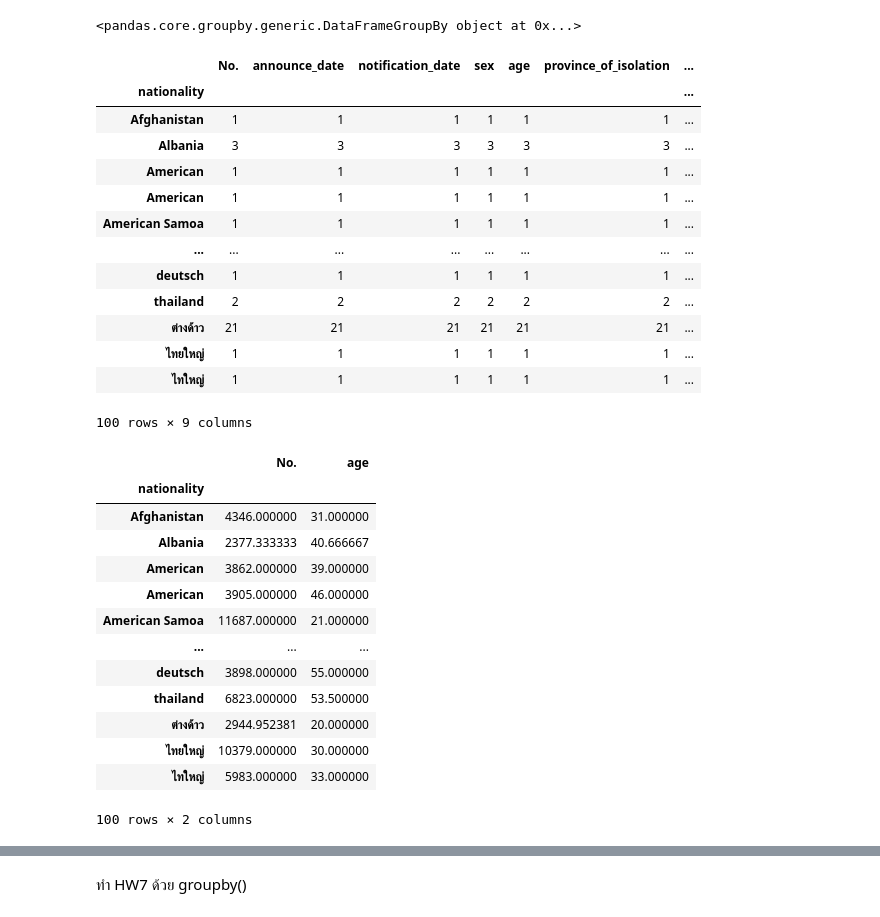
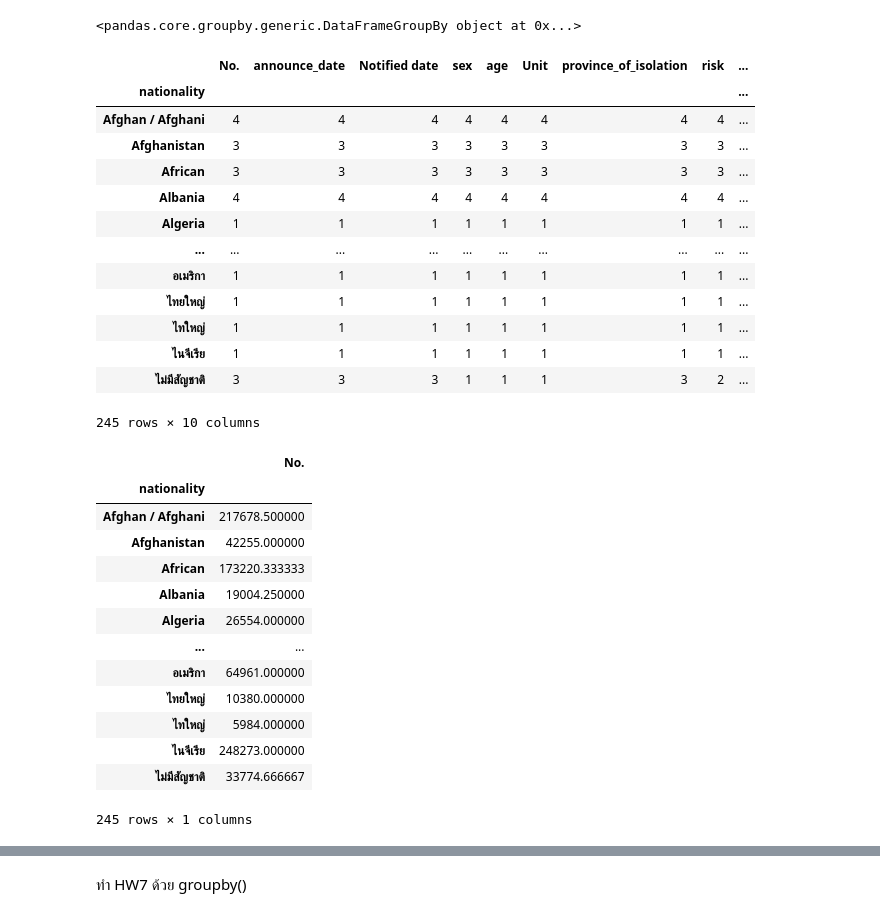
Before and after one commit to Chawanakorn2549/PythonDataViz, a Jupyter notebook: Pandas102.ipynb, the cells around one changed output, grey strips where cells are left out. Saved outputs shown, nothing was run; the diff lists cells and outputs as text; code cells hidden in the pictures.

```diff
--- a/Pandas102.ipynb
+++ b/Pandas102.ipynb
@@ -10,8 +10,8 @@ Mounted at /content/drive
 # %%
 import os
 
-path = '/content/drive/My Drive/dataviz_2021_data'
+path = '/content/drive/My Drive/Dataviz_2026_data'
 
-covid_file_path = os.path.join(path,'pm-20-jan-2021.csv')
+covid_file_path = os.path.join(path,'confirmed-cases.csv')
 print(covid_file_path)
 # %% [output]
@@ -239,0 +227,4 @@ data_human2
+# %%
+data_human['age'] = pd.to_numeric(data_human['age'], errors='coerce')
+data_human2 = data_human.sort_values('age')
+data_human2
@@ -264,4 +274,5 @@ MergeError: ignored
 # %%
+data_human2_renamed = data_human2.rename(columns={'No.': 'patientNumber'})
 full_table3 = data_human2_renamed.merge(data_province,left_on='patientNumber',right_on='No.')
 full_table3.head()
 # %% [output]
@@ -371,37 +384,37 @@ data_covid.groupby('nationality') ## จัดกลุ่มค่าที่
 # %%
 data_covid.groupby('nationality').count()
 # %% [output]
-|  | No. | announce_date | notification_date | sex | age | province_of_isolation | ... |
-| nationality |  |  |  |  |  |  | ... |
-| Afghanistan | 1 | 1 | 1 | 1 | 1 | 1 | ... |
-| Albania | 3 | 3 | 3 | 3 | 3 | 3 | ... |
-| American | 1 | 1 | 1 | 1 | 1 | 1 | ... |
-| American | 1 | 1 | 1 | 1 | 1 | 1 | ... |
-| American Samoa | 1 | 1 | 1 | 1 | 1 | 1 | ... |
-| ... | ... | ... | ... | ... | ... | ... | ... |
-| deutsch | 1 | 1 | 1 | 1 | 1 | 1 | ... |
-| thailand | 2 | 2 | 2 | 2 | 2 | 2 | ... |
-| ต่างด้าว | 21 | 21 | 21 | 21 | 21 | 21 | ... |
-| ไทยใหญ่ | 1 | 1 | 1 | 1 | 1 | 1 | ... |
-| ไทใหญ่ | 1 | 1 | 1 | 1 | 1 | 1 | ... |
+|  | No. | announce_date | Notified date | sex | age | Unit | province_of_isolation | risk | ... |
+| nationality |  |  |  |  |  |  |  |  | ... |
+| Afghan / Afghani | 4 | 4 | 4 | 4 | 4 | 4 | 4 | 4 | ... |
+| Afghanistan | 3 | 3 | 3 | 3 | 3 | 3 | 3 | 3 | ... |
+| African | 3 | 3 | 3 | 3 | 3 | 3 | 3 | 3 | ... |
+| Albania | 4 | 4 | 4 | 4 | 4 | 4 | 4 | 4 | ... |
+| Algeria | 1 | 1 | 1 | 1 | 1 | 1 | 1 | 1 | ... |
+| ... | ... | ... | ... | ... | ... | ... | ... | ... | ... |
+| อเมริกา | 1 | 1 | 1 | 1 | 1 | 1 | 1 | 1 | ... |
+| ไทยใหญ่ | 1 | 1 | 1 | 1 | 1 | 1 | 1 | 1 | ... |
+| ไทใหญ่ | 1 | 1 | 1 | 1 | 1 | 1 | 1 | 1 | ... |
+| ไนจีเรีย | 1 | 1 | 1 | 1 | 1 | 1 | 1 | 1 | ... |
+| ไม่มีสัญชาติ | 3 | 3 | 3 | 1 | 1 | 1 | 3 | 2 | ... |
-100 rows × 9 columns
+245 rows × 10 columns
 # %%
-data_covid.groupby('nationality').mean()
+data_covid.groupby('nationality').mean(numeric_only=True)
 # %% [output]
-|  | No. | age |
-| nationality |  |  |
-| Afghanistan | 4346.000000 | 31.000000 |
-| Albania | 2377.333333 | 40.666667 |
-| American | 3862.000000 | 39.000000 |
-| American | 3905.000000 | 46.000000 |
-| American Samoa | 11687.000000 | 21.000000 |
-| ... | ... | ... |
-| deutsch | 3898.000000 | 55.000000 |
-| thailand | 6823.000000 | 53.500000 |
-| ต่างด้าว | 2944.952381 | 20.000000 |
-| ไทยใหญ่ | 10379.000000 | 30.000000 |
-| ไทใหญ่ | 5983.000000 | 33.000000 |
+|  | No. |
+| nationality |  |
+| Afghan / Afghani | 217678.500000 |
+| Afghanistan | 42255.000000 |
+| African | 173220.333333 |
+| Albania | 19004.250000 |
+| Algeria | 26554.000000 |
+| ... | ... |
+| อเมริกา | 64961.000000 |
+| ไทยใหญ่ | 10380.000000 |
+| ไทใหญ่ | 5984.000000 |
+| ไนจีเรีย | 248273.000000 |
+| ไม่มีสัญชาติ | 33774.666667 |
-100 rows × 2 columns
+245 rows × 1 columns
 # %%
 data_covid.groupby('nationality').max(' ') ### ทำไมใส่ ' ' แล้วรันได้!!
 # %% [output]
```
Also changed, not shown: parts of 40 cells of this notebook.
